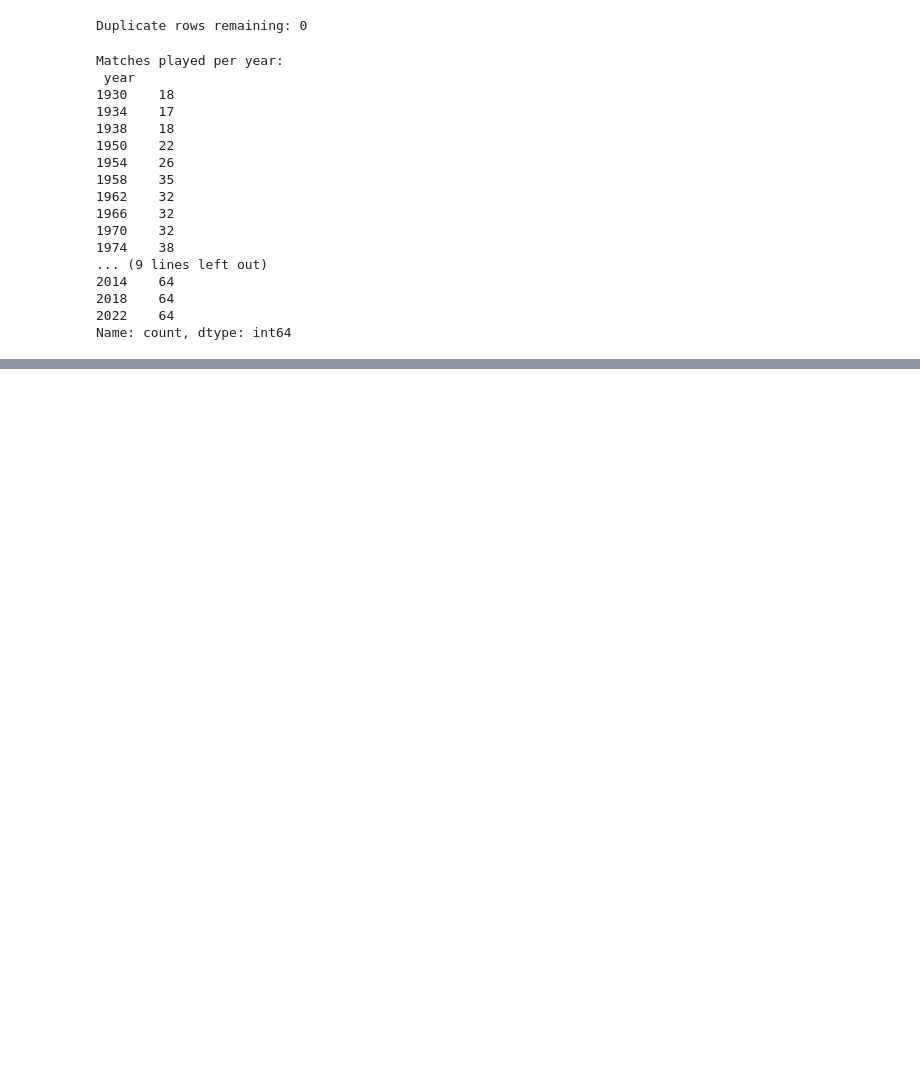
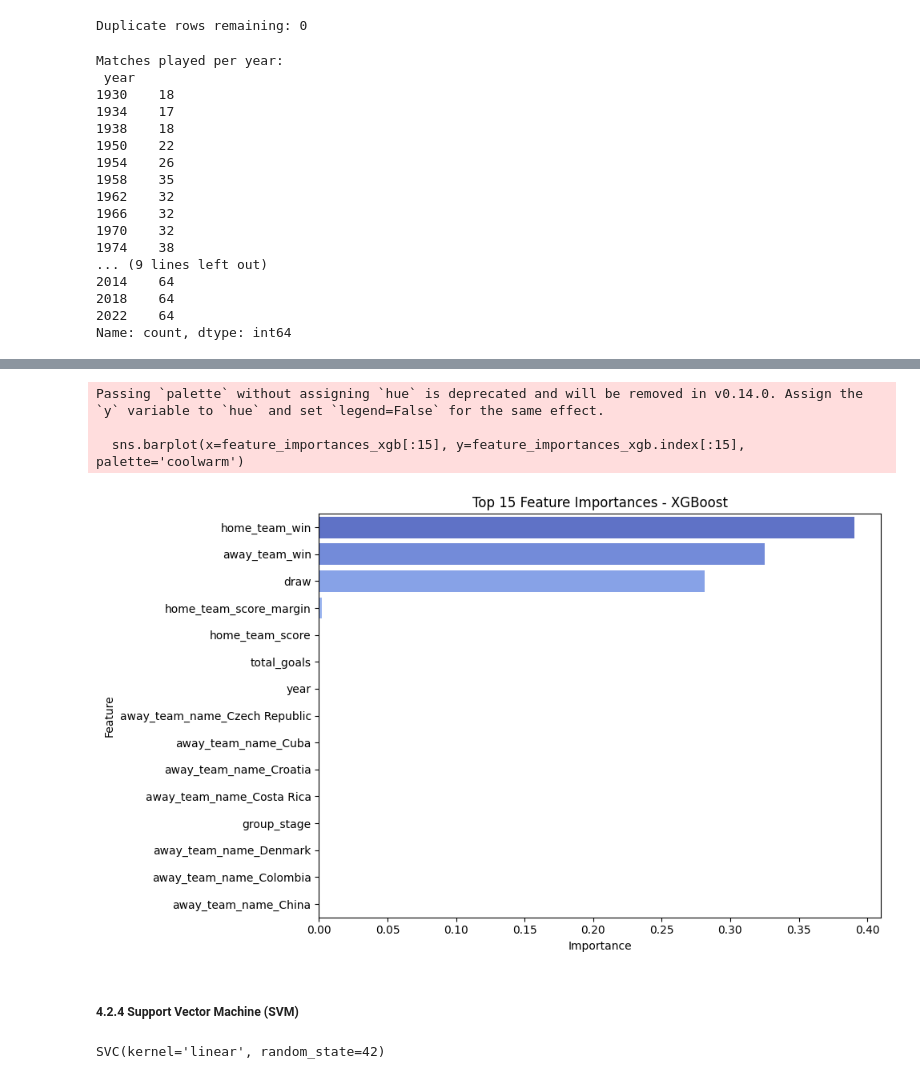
Before and after one commit to RofhiwaRamps23/fifa2026-winner-predictor, a Jupyter notebook: worldcup.ipynb, the cells around one changed output, grey strips where cells are left out. Cells and saved outputs as stored; diff of their text form; code cells hidden in the pictures; blank space fills up the shorter version.

```diff
--- a/worldcup.ipynb
+++ b/worldcup.ipynb
@@ -514,0 +835,13 @@ plt.show()
+# %%
+from xgboost import XGBClassifier
+from sklearn.metrics import classification_report, confusion_matrix, accuracy_score
+
+# Re-encode target variable to remove -1 (required by XGBoost)
+y_train_xgb = y_train.replace({-1: 0, 0: 1, 1: 2})
+y_test_xgb = y_test.replace({-1: 0, 0: 1, 1: 2})
+
+# Initialize the model
+xgb_clf = XGBClassifier(use_label_encoder=False, eval_metric='mlogloss', random_state=42)
+
+# Fit the model
+xgb_clf.fit(X_train, y_train_xgb)
@@ -514,0 +893,19 @@ plt.show()
+# %%
+# Feature importances from XGBoost
+feature_importances_xgb = pd.Series(xgb_clf.feature_importances_, index=X_train_df.columns).sort_values(ascending=False)
+
+# Plot
+plt.figure(figsize=(10, 6))
+sns.barplot(x=feature_importances_xgb[:15], y=feature_importances_xgb.index[:15], palette='coolwarm')
+plt.title("Top 15 Feature Importances - XGBoost")
+plt.xlabel("Importance")
+plt.ylabel("Feature")
+plt.tight_layout()
+plt.show()
+# %% [output]
+Passing `palette` without assigning `hue` is deprecated and will be removed in v0.14.0. Assign the `y` variable to `hue` and set `legend=False` for the same effect.
+
+  sns.barplot(x=feature_importances_xgb[:15], y=feature_importances_xgb.index[:15], palette='coolwarm')
+[figure, added]
+# %% [markdown]
+##### 4.2.4 Support Vector Machine (SVM)
@@ -514,0 +922,10 @@ plt.show()
+# %%
+from sklearn.svm import SVC
+
+# Initialize SVM with linear kernel
+svm_clf = SVC(kernel='linear', random_state=42)
+
+# Train the model
+svm_clf.fit(X_train_scaled, y_train)
+# %% [output]
+SVC(kernel='linear', random_state=42)
```
Also changed, not shown: parts of 56 cells of this notebook, 1 other file.
